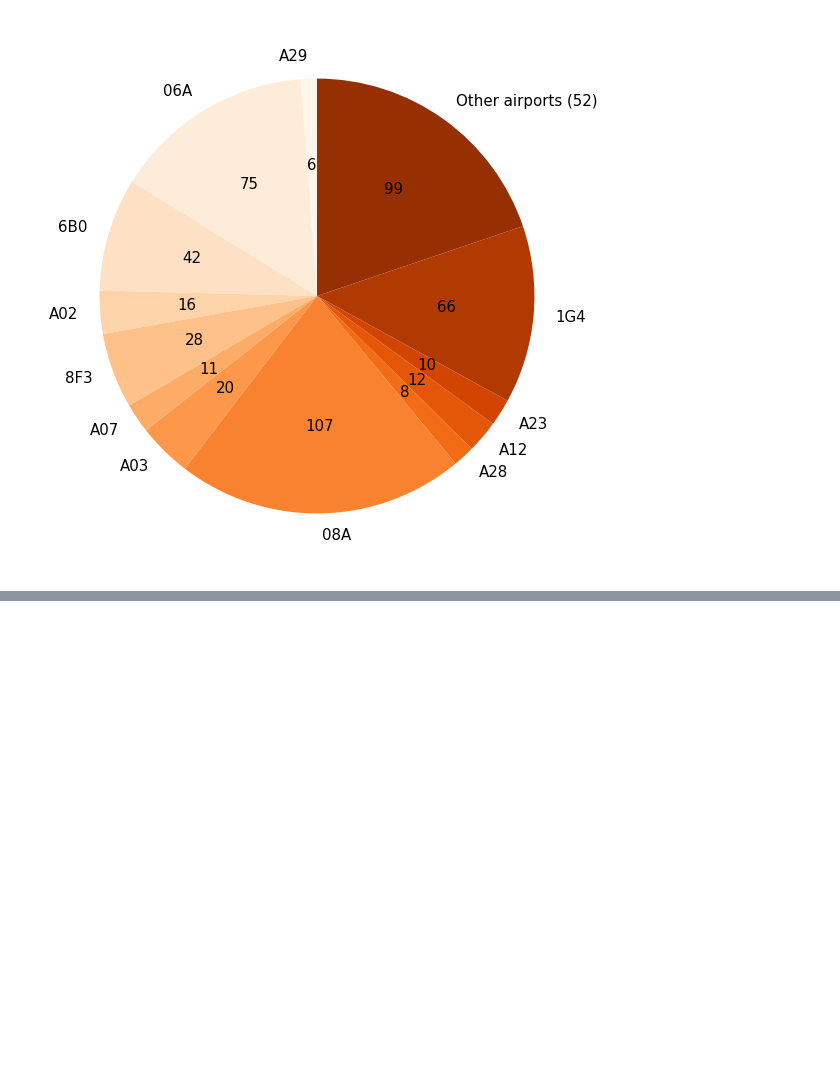
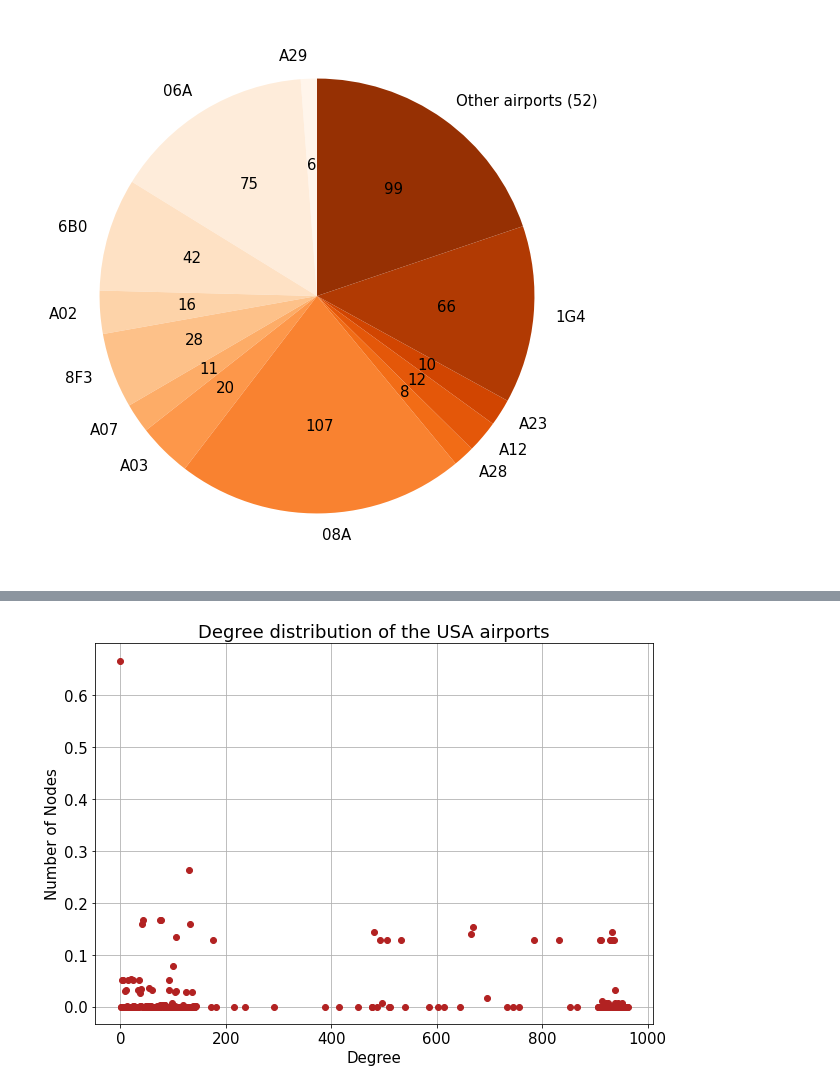
Before and after one commit to domonkoshaffner/network_visualisation, a Jupyter notebook: main_project_network.ipynb, the cells around one changed output, grey strips where cells are left out. Saved outputs shown, nothing was run; the diff lists cells and outputs as text; code cells hidden in the pictures; blank space fills up the shorter version.

```diff
--- a/main_project_network.ipynb
+++ b/main_project_network.ipynb
@@ -265,0 +409,14 @@ plt.show()
+# %%
+# Creating the graph
+
+proteins_graph = nx.Graph()
+
+# Adding the nodes
+
+for i in range(0,len(movies_nodes)):
+    proteins_graph.add_node(protein_num_temp[i])
+
+# Adding the weights
+
+for i in range(0,len(movies_node1)):
+    proteins_graph.add_edge(protein_node1[i], protein_node2[i])
@@ -265,0 +457,20 @@ plt.show()
+# %%
+# Plotting the result histogram
+
+plt.figure(figsize = (10,7))
+
+plt.plot(prot_keys, prot_values, 'o', color = 'firebrick')
+
+plt.title('Degree distribution of the USA airports')
+plt.xlabel('Degree')
+plt.ylabel('Number of Nodes')
+#plt.xscale("log")
+#plt.yscale("log")
+
+plt.grid()
+
+plt.savefig('degree_dist_usa_airports.jpg', dpi = 500)
+
+plt.show()
+# %% [output]
+[figure, added]
```
Also changed, not shown: parts of 34 cells of this notebook, 4 other files.
